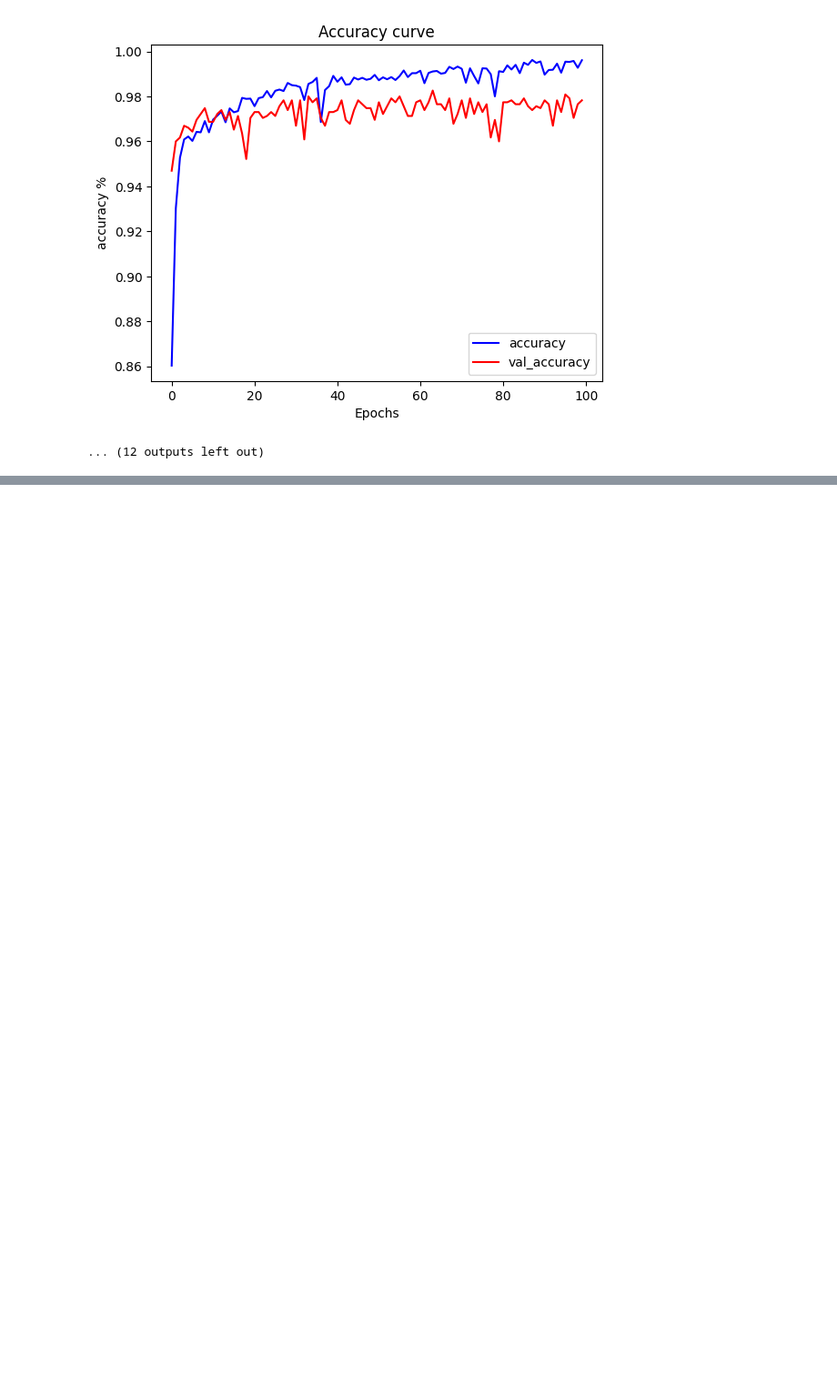
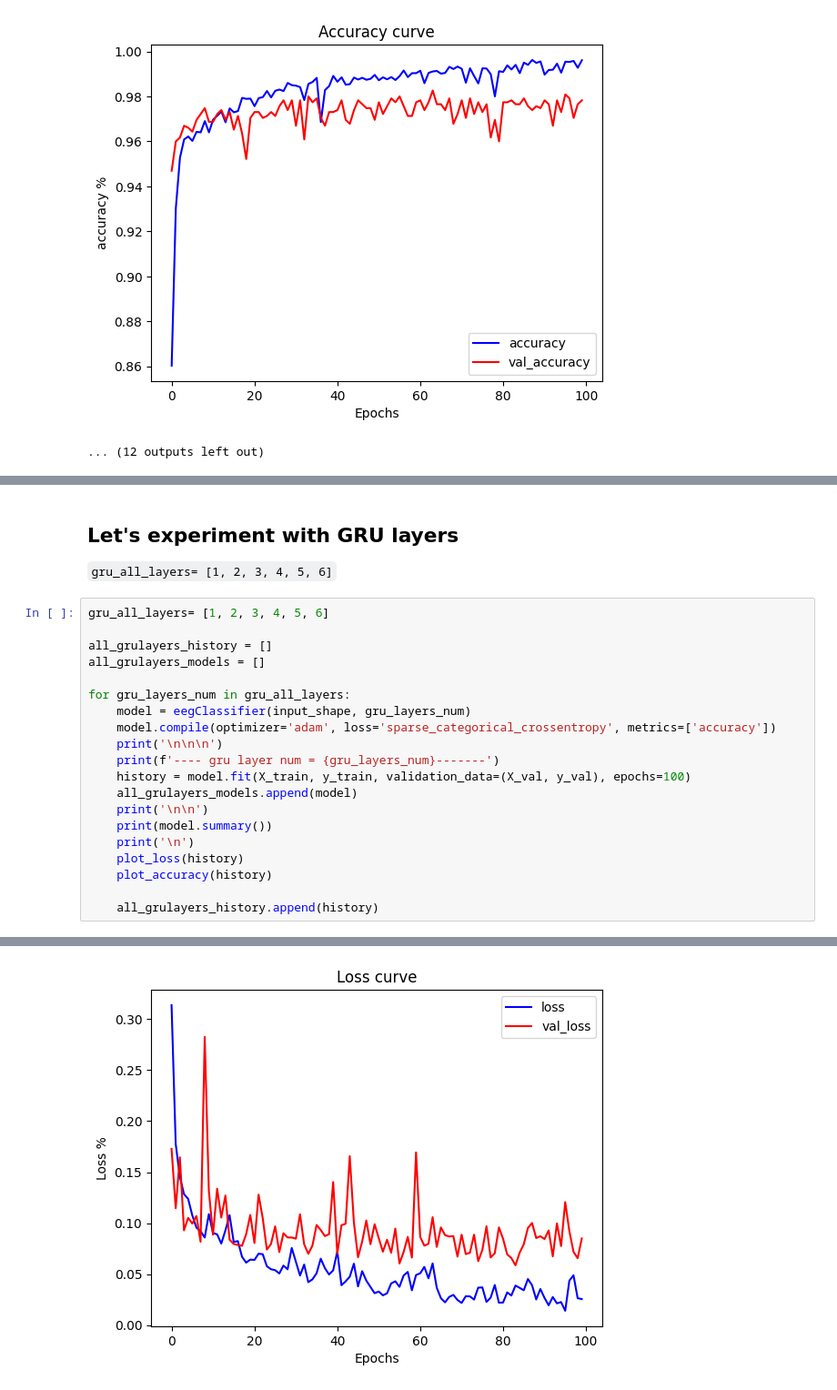
Before and after one commit to mamuncseru/EpilepsyDetectionRNNExperimentTensorFlow, a Jupyter notebook: EpilepsyDetectionRNNExperimentTensorFlow_ipynb.ipynb, the cells around one changed output, grey strips where cells are left out. Shown at 91% size. Cells and saved outputs as stored; diff of their text form; blank space fills up the shorter version.

```diff
--- a/EpilepsyDetectionRNNExperimentTensorFlow_ipynb.ipynb
+++ b/EpilepsyDetectionRNNExperimentTensorFlow_ipynb.ipynb
@@ -696,0 +704,25 @@ None
+# %% [markdown]
+## Let's experiment with GRU layers
+
+`gru_all_layers= [1, 2, 3, 4, 5, 6]`
+# %%
+gru_all_layers= [1, 2, 3, 4, 5, 6]
+
+all_grulayers_history = []
+all_grulayers_models = []
+
+for gru_layers_num in gru_all_layers:
+    model = eegClassifier(input_shape, gru_layers_num)
+    model.compile(optimizer='adam', loss='sparse_categorical_crossentropy', metrics=['accuracy'])
+    print('\n\n\n')
+    print(f'---- gru layer num = {gru_layers_num}-------')
+    history = model.fit(X_train, y_train, validation_data=(X_val, y_val), epochs=100)
+    all_grulayers_models.append(model)
+    print('\n\n')
+    print(model.summary())
+    print('\n')
+    plot_loss(history)
+    plot_accuracy(history)
+
+    all_grulayers_history.append(history)
+# %% [output]
@@ -696,0 +746 @@ None
+[figure, added]
```
Also changed, not shown: parts of 4 cells of this notebook.
